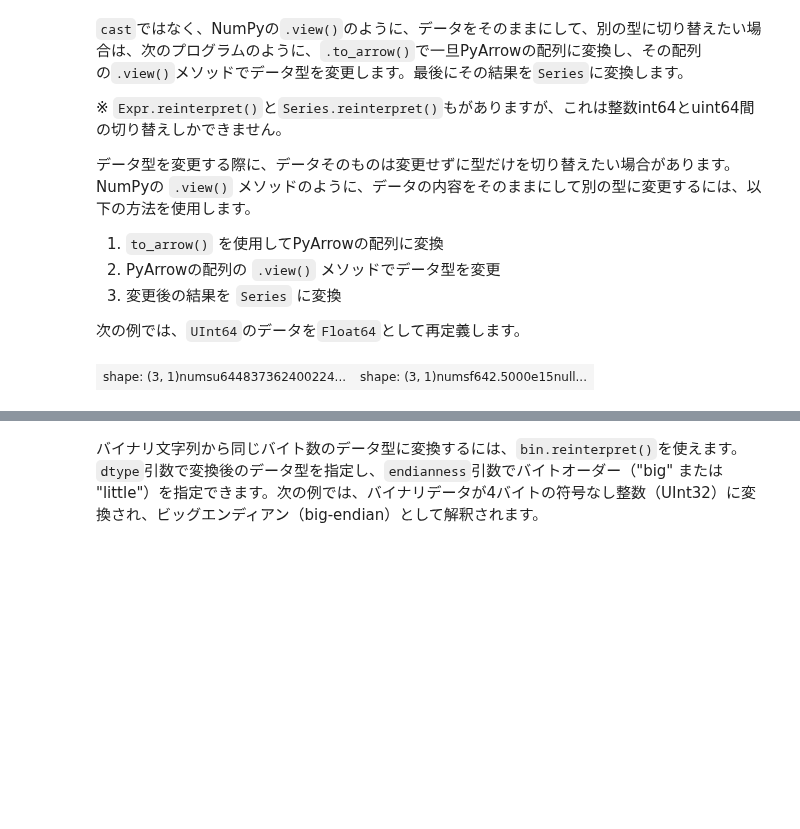
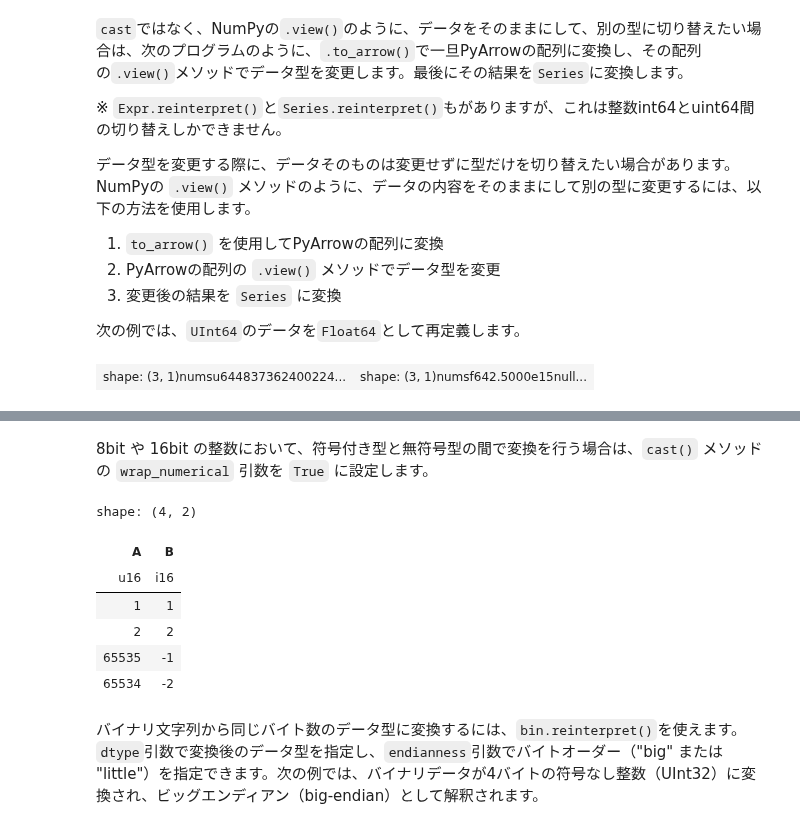
Before and after one commit to ruoyu0088/polars_guide, a Jupyter notebook: polars_guide/020_polars_datatype.ipynb, the cells around one changed output, grey strips where cells are left out. Drawn from its saved outputs; the diff is of its cells as text; code cells hidden in the pictures; blank space fills up the shorter version.

```diff
--- a/polars_guide/020_polars_datatype.ipynb
+++ b/polars_guide/020_polars_datatype.ipynb
@@ -144,3 +166,25 @@ Polarsには `Expr.reinterpret()` および `Series.reinterpret()` というメ
+# %% [markdown]
+8bit や 16bit の整数において、符号付き型と無符号型の間で変換を行う場合は、`cast()` メソッドの `wrap_numerical` 引数を `True` に設定します。
+# %%
+df = pl.DataFrame(
+    [
+        pl.Series("A", [1, 2, -1, -2], dtype=pl.Int16),
+        pl.Series("B", [1, 2, 0xffff, 0xfffe], dtype=pl.UInt16)
+    ]
+)
+
+df.select(
+    pl.col('A').cast(pl.UInt16, wrap_numerical=True),
+    pl.col('B').cast(pl.Int16, wrap_numerical=True),
+)
+# %% [output]
+shape: (4, 2)
+| A | B |
+| u16 | i16 |
+| 1 | 1 |
+| 2 | 2 |
+| 65535 | -1 |
+| 65534 | -2 |
 # %% [markdown]
 バイナリ文字列から同じバイト数のデータ型に変換するには、`bin.reinterpret()`を使えます。`dtype`引数で変換後のデータ型を指定し、`endianness`引数でバイトオーダー（"big" または "little"）を指定できます。次の例では、バイナリデータが4バイトの符号なし整数（UInt32）に変換され、ビッグエンディアン（big-endian）として解釈されます。
 # %%
```
Also changed, not shown: parts of 3 cells of this notebook.
